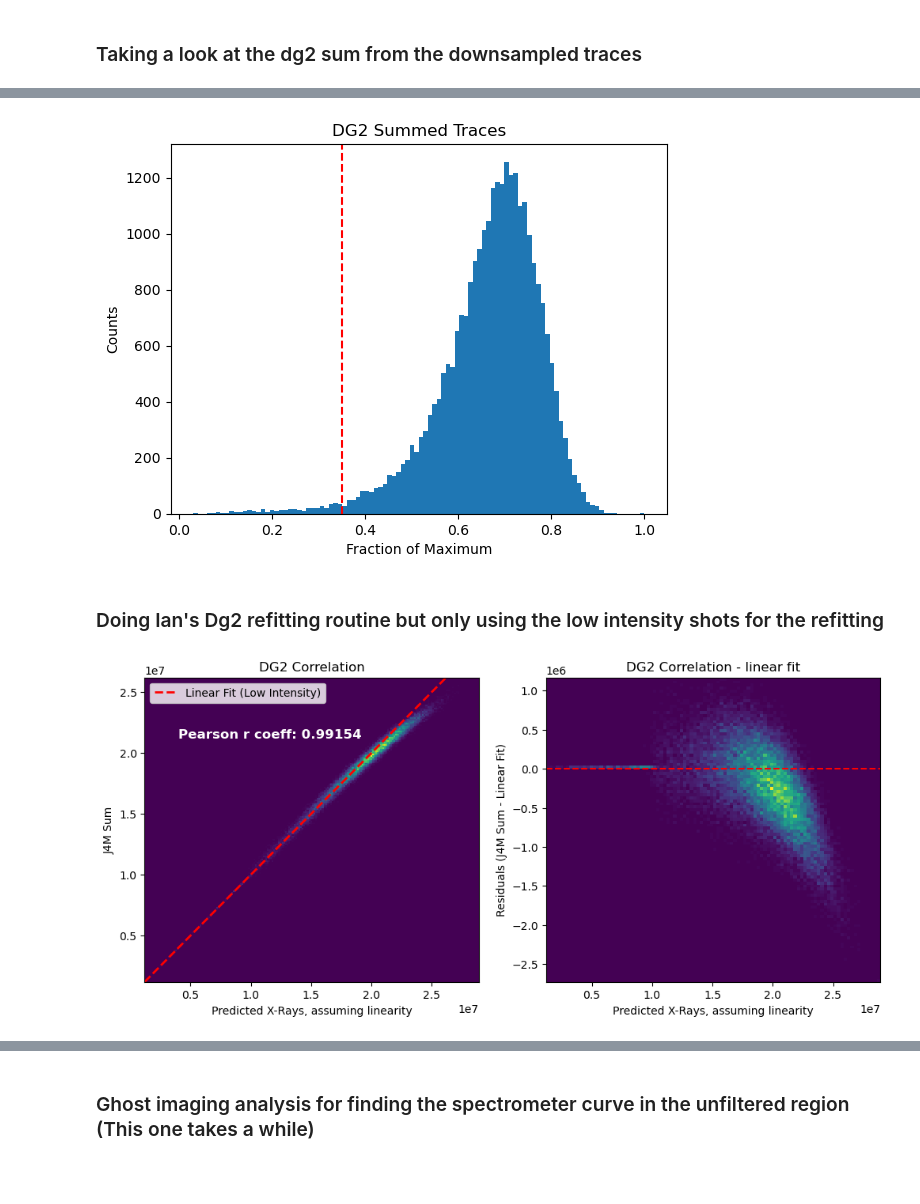
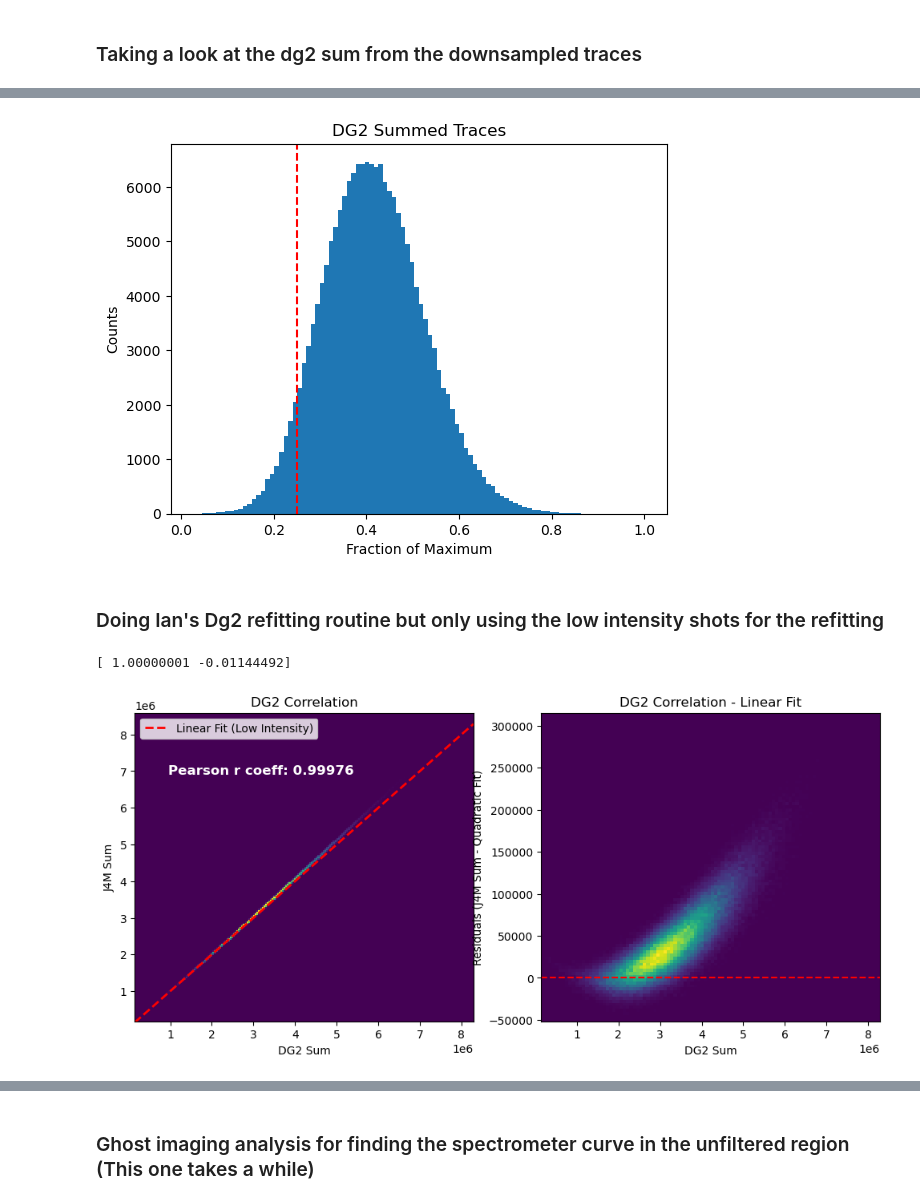
Before and after one commit to Weber-Group/L-10376, a Jupyter notebook: Nonlinear_Analysis.ipynb, the cells around one changed output, grey strips where cells are left out. Cells and saved outputs as stored; diff of their text form; code cells hidden in the pictures; blank space fills up the shorter version.

```diff
--- a/Nonlinear_Analysis.ipynb
+++ b/Nonlinear_Analysis.ipynb
@@ -16,7 +16,7 @@ from sklearn.linear_model import LinearRegression
 #### sometimes keys of a data parameter may be saved with different name, print out all keys to figure out the required key
 # %%
 ###############################################
-runNumbers = [15]  # enter the run numbers to be loaded
+runNumbers = [298,299,300,301]  # enter the run numbers to be loaded
 #folder = '/sdf/data/lcls/ds/cxi/cxil1037623/hdf5/smalldata/' # insert here the directory path where .h5 files are stored
 folder = '/sdf/data/lcls/ds/cxi/cxil1037623/hdf5/smalldata/'
 ###############################################
@@ -41,6 +41,7 @@ keys_to_combine = ['CXI-DG2-BMMON-WF/ROI_rebin_data',
                   'feeBld/hproj',
                   'lightStatus/laser',
                   #'dg2_traces'
+                   'ipm_dg2/sum'
                   ]
 
 keys_to_sum = ['Sums/jungfrau4M_calib']
@@ -104,6 +105,7 @@ spec = data['feeBld/hproj'] # Shot to shot spectrometer
 #dg2Sum = data['ipm_dg2/sum']
 #dg2Sum = np.sum(np.sum(data['CXI-DG2-BMMON-WF/ROI_rebin_data'],axis=1),axis=1)
 dg2traces = data['CXI-DG2-BMMON-WF/ROI_rebin_data'][()][:,:,::8] # Downsampling by a factor of 8, makes the refitting much better in the long run
+impdg2sum = data['ipm_dg2/sum']
 #dg2tracesFull = data['CXI-DG2-BMMON-WF/ROI_rebin_data']
 del data
 
@@ -115,6 +117,7 @@ xrayOn = xrayOn[1:-1];
 xrayOn2 = xrayOn2[1:-1];
 laserOn = laserOn[1:-1];
 dg2traces = dg2traces[1:-1];
+impdg2sum = impdg2sum[1:-1]
 #dg2tracesFull = dg2tracesFull[1:-1];
 #dg2Sum = dg2Sum[1:-1];
 # %% [output]
@@ -124,8 +130,8 @@ Loaded Data
 ### Filtering out the bad shots
 # %%
 ##########
-integration_cutoff_hb = 0.2
-integration_cutoff_lb = 0.05
+integration_cutoff_hb = 0.02
+integration_cutoff_lb = 0.002
 scattering_cutoff = 0.02
 ##########
 scattered_xrays = np.sum(azav*qbinSize,axis=-1)
@@ -135,7 +141,7 @@ int_spec = spec.sum(axis=1)
 
 plt.figure(figsize=[10,5])
 plt.subplot(1,2,1)
-plt.hist(int_spec/int_spec.max(),bins=100);
+plt.hist(int_spec/int_spec.max(),bins=100,range=[0,0.05]);
 plt.axvline(integration_cutoff_lb,color='r',linestyle='--')
 plt.axvline(integration_cutoff_hb,color='r',linestyle='--')
 plt.title('XRT Spectrum Sum Histogram')
@@ -158,25 +200,25 @@ specGood = spec[goodSpecIdx]
 # %%
 # Reworking the dg2 traces to have 0 offset and the direction is positive going
 ############
-dg2Low = 0.35 # Mask cutoff for linearity
+dg2Low = 0.25 # Mask cutoff for linearity
 ############
 dg2Sum = [] # Empty the array
 for trace in dg2traces[goodSpecIdx]:
-    sumTrace = trace.sum(axis=0) # Sum the 8 traces from each diode
+    sumTrace = trace[0] # Sum the 8 traces from each diode
     baseline = sumTrace[0:5].mean() # Find the baseline by looking at the first few values
     dg2Sum.append(np.sum(-1*(sumTrace-baseline))) # Subtract the basline, invert the trace, sum it up for each shot
 dg2Sum = np.array(dg2Sum) # Turn into a np array
 plt.hist(dg2Sum/dg2Sum.max(),bins=100)
 plt.axvline(dg2Low,color='r',linestyle='--')
 plt.title('DG2 Summed Traces')
 plt.xlabel('Fraction of Maximum')
 plt.ylabel('Counts')
 plt.show()
 plt.show()
 
 dg2LowIdx = ((dg2Sum/dg2Sum.max())<dg2Low) # Creating the mask
 # %% [output]
-[figure, old version]
+[figure, new version]
 # %% [markdown]
 ### Doing Ian's Dg2 refitting routine but only using the low intensity shots for the refitting
 # %%
@@ -196,44 +238,51 @@ def fit_intensity_from_traces(traces, scattered_xrays, laserOn,fit_fraction=1):
 # plt.show()
 predicted_xrays = fit_intensity_from_traces(dg2traces[goodSpecIdx],scattered_xrays[goodSpecIdx],np.zeros_like(laserOn[goodSpecIdx]))
 
+#predicted_xrays = dg2Sum
+
+mean_xrays = predicted_xrays.mean()
+pulse_energy = (predicted_xrays / mean_xrays) * 1.2
+
 fit_x = predicted_xrays[dg2LowIdx]
 fit_y = scattered_xrays[goodSpecIdx][dg2LowIdx]
 
-# Perform linear fit
-slope, intercept, r_value, p_value, std_err = scipy.stats.linregress(fit_x, fit_y)
+# Perform polynomial fit of order 2
+poly_coeffs = np.polyfit(fit_x, fit_y, 1)
+print(poly_coeffs)
 
-# Compute the predicted values based on the fit
-fitted_values = slope * predicted_xrays + intercept
+# Compute the predicted values based on the polynomial fit
+fitted_values = np.polyval(poly_coeffs, predicted_xrays)
 
 # Compute residuals
 residuals = scattered_xrays[goodSpecIdx] - fitted_values
 
-plt.figure(figsize=[12,5])
-plt.subplot(1,2,1)
-plt.hist2d(predicted_xrays,scattered_xrays[goodSpecIdx],bins=200);
+plt.figure(figsize=[12, 5])
+plt.subplot(1, 2, 1)
+plt.hist2d(predicted_xrays, scattered_xrays[goodSpecIdx], bins=200)
 plt.title('DG2 Correlation')
-plt.xlabel('Predicted X-Rays, assuming linearity')
+plt.xlabel('DG2 Sum')
 plt.ylabel('J4M Sum')
 
-# Generate fit line
+# Generate fit curve
 x_fit = np.linspace(np.min(predicted_xrays), np.max(predicted_xrays), 100)
-y_fit = slope * x_fit + intercept
+y_fit = np.polyval(poly_coeffs, x_fit)
 
-# Overlay the fit line
-plt.plot(x_fit, y_fit, color='red', linewidth=2, label='Linear Fit (Low Intensity)',linestyle='--')
+# Overlay the fit curve
+plt.plot(x_fit, y_fit, color='red', linewidth=2, label='Linear Fit (Low Intensity)', linestyle='--')
 plt.legend()
 
-rcoeff = scipy.stats.pearsonr(predicted_xrays,scattered_xrays[goodSpecIdx])
-plt.text(0.1,0.8,f'Pearson r coeff: {rcoeff.statistic:.5f}',
-         fontsize=12,fontweight='bold',transform=plt.gca().transAxes,ha='left',color='White')
+rcoeff = scipy.stats.pearsonr(predicted_xrays, scattered_xrays[goodSpecIdx])
+plt.text(0.1, 0.8, f'Pearson r coeff: {rcoeff.statistic:.5f}',
+         fontsize=12, fontweight='bold', transform=plt.gca().transAxes, ha='left', color='White')
 
 # Plot the residual histogram in the second subplot
-plt.subplot(1,2,2)
-plt.hist2d(predicted_xrays, residuals, bins=100, cmap='viridis')
-plt.axhline(0,linestyle='--',color='r')
-plt.title('DG2 Correlation - linear fit')
-plt.xlabel('Predicted X-Rays, assuming linearity')
-plt.ylabel('Residuals (J4M Sum - Linear Fit)')
+plt.subplot(1, 2, 2)
+hist, xedges, yedges, img = plt.hist2d(predicted_xrays, residuals, bins=100, cmap='viridis')
+plt.axhline(0, linestyle='--', color='r')
+plt.title('DG2 Correlation - Linear Fit')
+plt.xlabel('DG2 Sum')
+plt.ylabel('Residuals (J4M Sum - Quadratic Fit)')
 plt.show()
 # %% [output]
+[ 1.00000001 -0.01144492]
-[figure, old version]
+[figure, new version]
```
Also changed, not shown: parts of 12 cells of this notebook, 29 other files.
